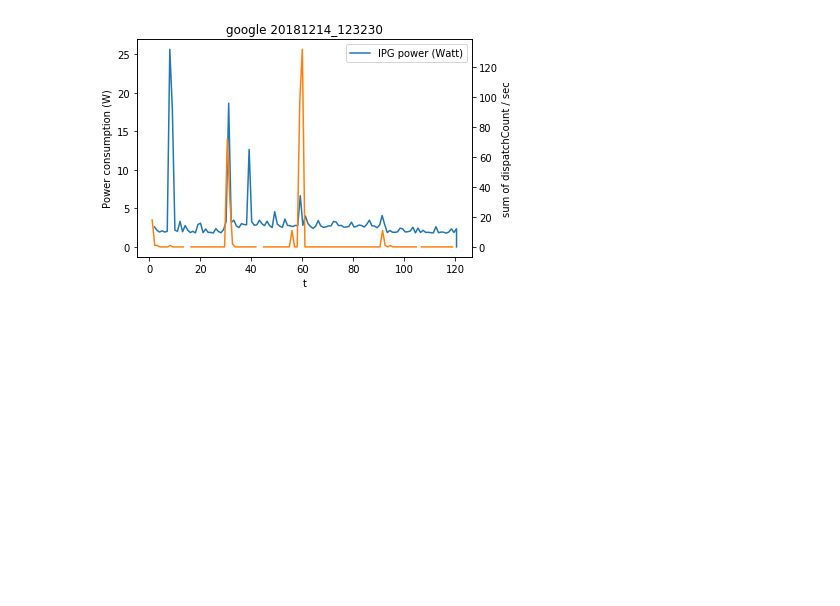
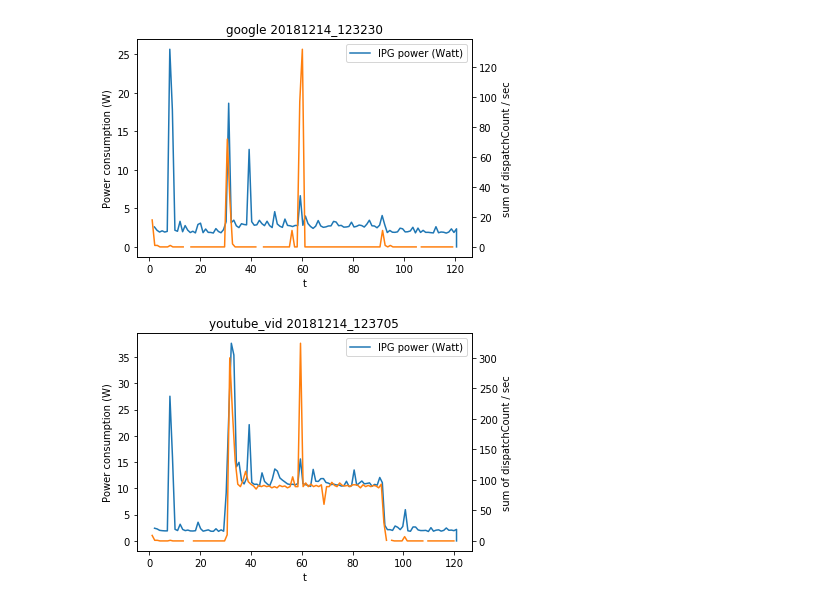
Before and after one commit to godelstheory/ff-power-consumption, a Jupyter notebook: notebooks/felix/explore.ipynb, the cells around one changed output. Saved outputs shown, nothing was run; the diff lists cells and outputs as text; code cells hidden in the pictures; blank space fills up the shorter version.

```diff
--- a/notebooks/felix/explore.ipynb
+++ b/notebooks/felix/explore.ipynb
@@ -286,3 +264,9 @@ ipg, pc = read_and_munge_data2(expid, ts, '~/felix-ec/kahuna_2')
 plot_compare(ipg, pc, expid, ts)
 # %% [output]
 [figure]
+# %%
+expid, ts = 'youtube_vid', '20181214_123705'
+ipg, pc = read_and_munge_data2(expid, ts, '~/Data/kahuna_2')
+plot_compare(ipg, pc, expid, ts)
+# %% [output]
+[figure, added]
```
Also changed, not shown: parts of 12 cells of this notebook.
